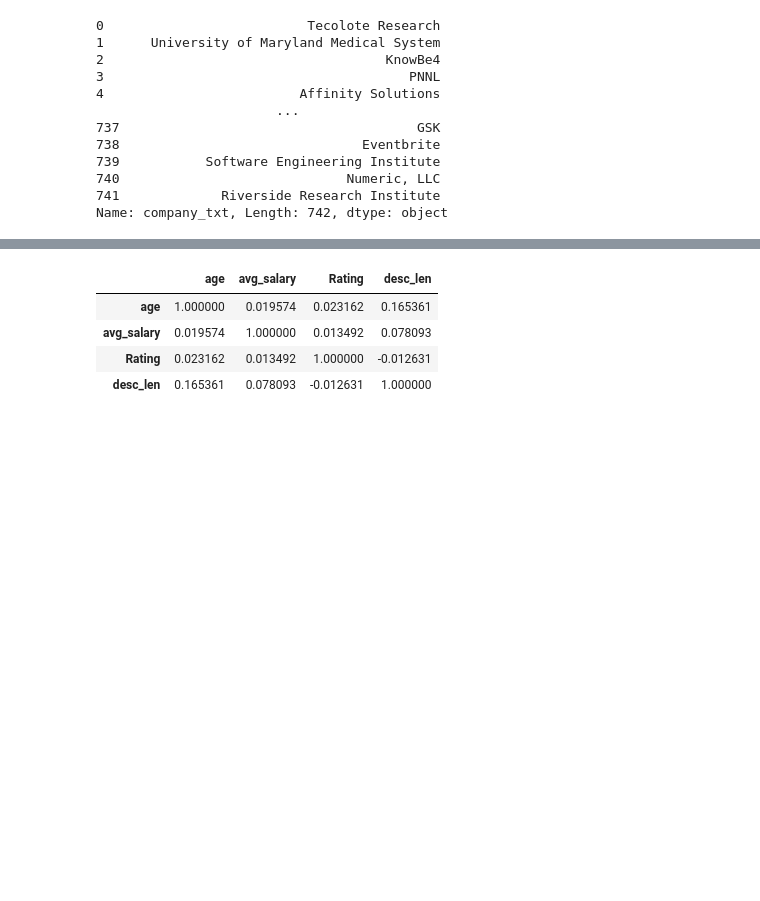
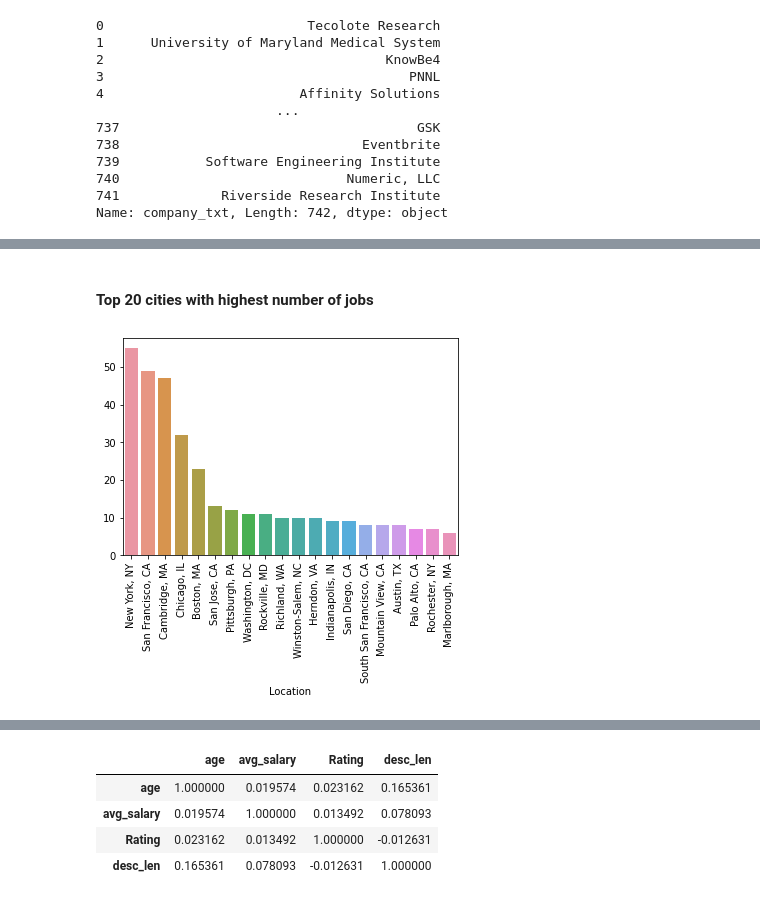
Before and after one commit to onkar33buchke/Python_data-cleaning_and_EDA, a Jupyter notebook: data_EDA.ipynb, the cells around one changed output, grey strips where cells are left out. Saved outputs shown, nothing was run; the diff lists cells and outputs as text; code cells hidden in the pictures; blank space fills up the shorter version.

```diff
--- a/data_EDA.ipynb
+++ b/data_EDA.ipynb
@@ -194,0 +218,13 @@ df.Rating.hist()
+# %% [markdown]
+#### Top 20 cities with highest number of jobs
+# %%
+ct = df['Location'].value_counts()[:20]
+
+sns.barplot(x=ct.index,y=ct)
+
+plt.xlabel("Location")
+plt.ylabel("")
+plt.xticks(rotation=90)
+plt.show()
+# %% [output]
+[figure, added]
```
Also changed, not shown: parts of 37 cells of this notebook, 1 other file.
